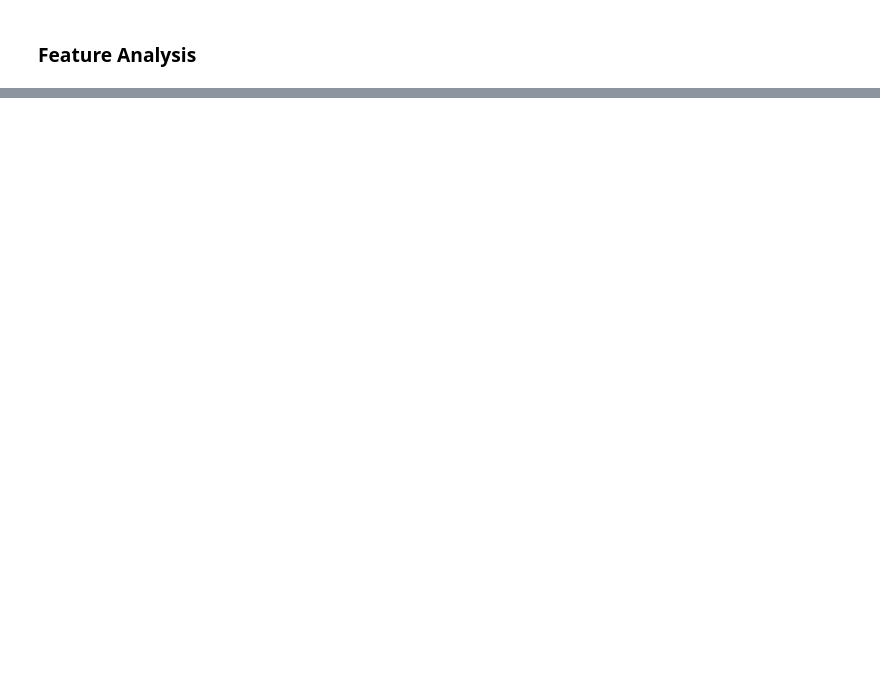
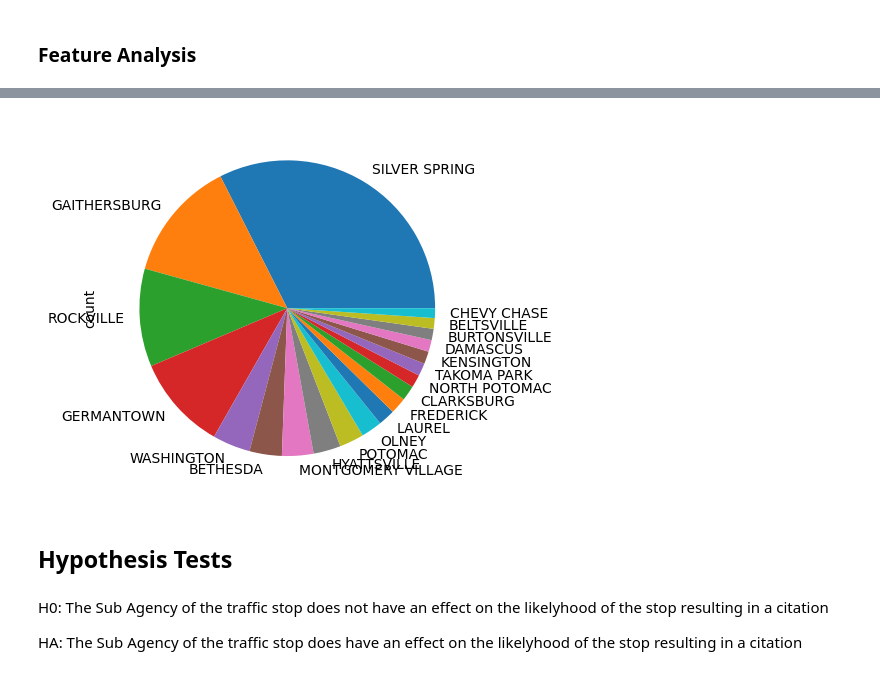
Before and after one commit to Yilalu/CMSC320project, a Jupyter notebook: CMSC320_Final_Project.ipynb, the cells around one changed output, grey strips where cells are left out. Saved outputs shown, nothing was run; the diff lists cells and outputs as text; code cells hidden in the pictures; blank space fills up the shorter version.

```diff
--- a/CMSC320_Final_Project.ipynb
+++ b/CMSC320_Final_Project.ipynb
@@ -265,3 +318,6 @@ race_by_gender.plot(kind='bar')
 # %%
-drvier_City= traffic_violations_df['Driver City'].value_counts()
-drvier_City.plot(kind='bar')
+driver_city = traffic_violations_df['Driver City'].value_counts()
+driver_city[:20].plot(kind='pie')
+plt.show()
+# %% [output]
+[figure, added]
@@ -275,0 +324,6 @@ print(driver_city.to_markdown())
+# %% [markdown]
+## Hypothesis Tests
+# %% [markdown]
+H0: The Sub Agency of the traffic stop does not have an effect on the likelyhood of the stop resulting in a citation
+
+HA: The Sub Agency of the traffic stop does have an effect on the likelyhood of the stop resulting in a citation
```
Also changed, not shown: parts of 12 cells of this notebook.
